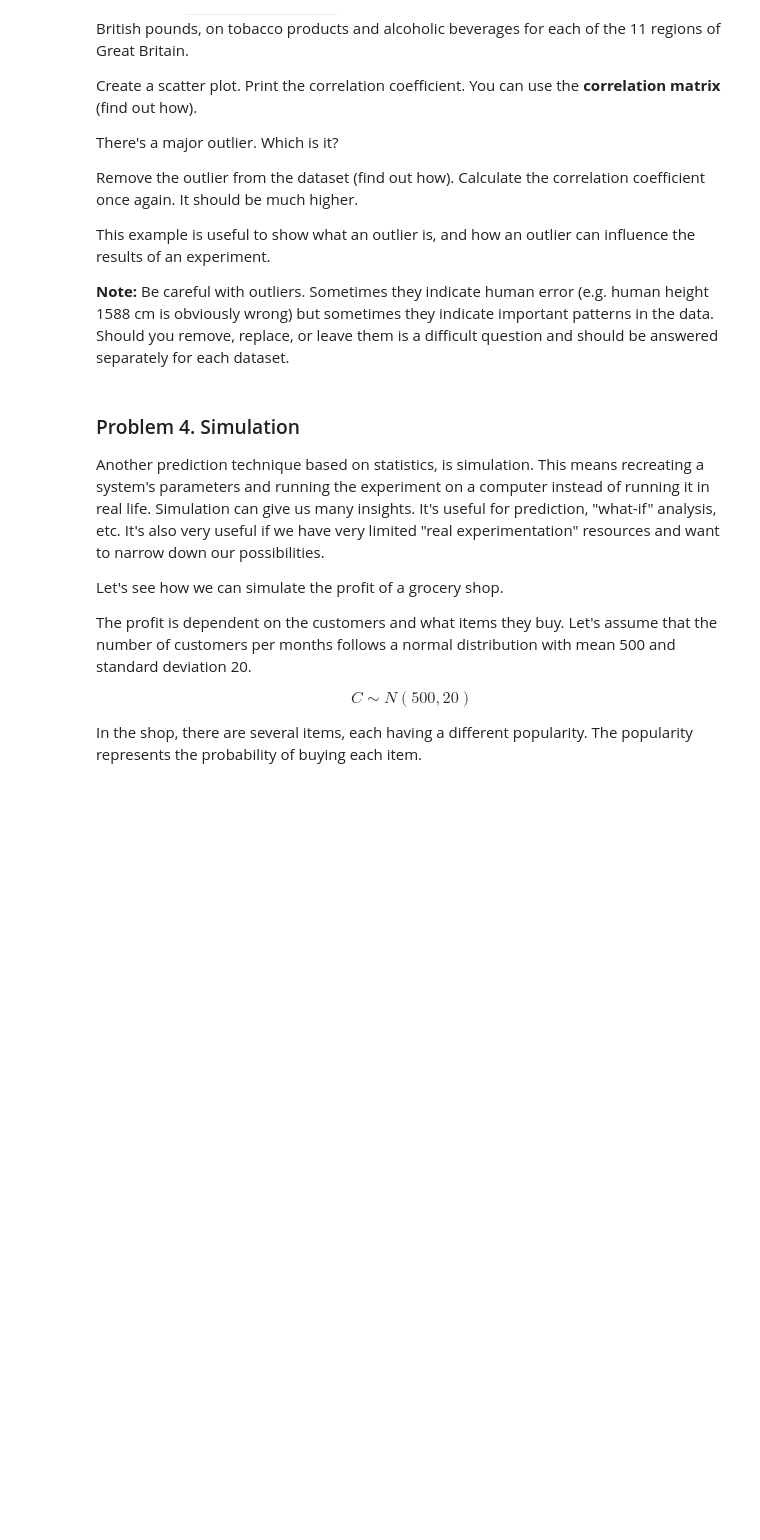
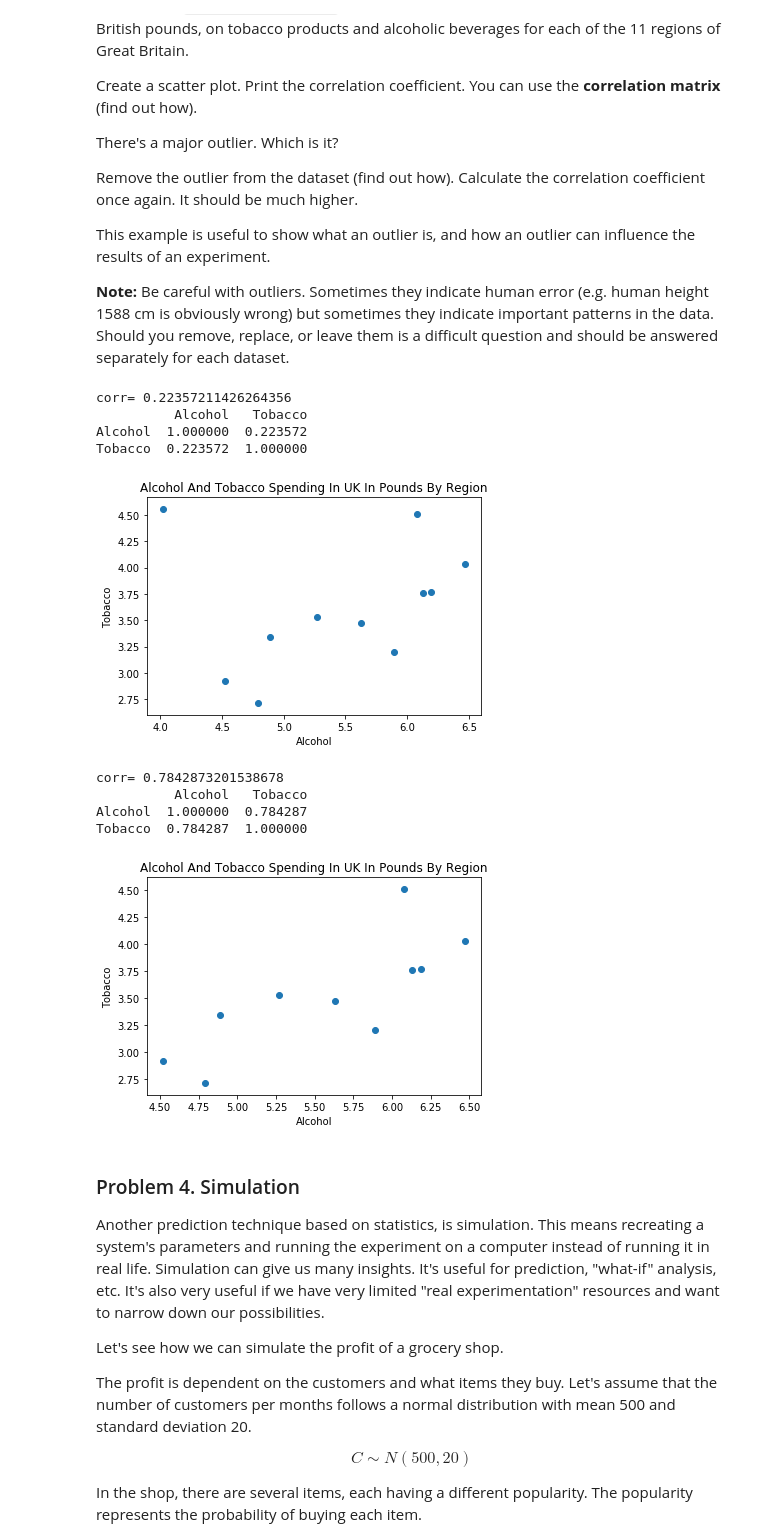
Before and after one commit to HristoRaykov/ArtIntelligence-04.2019, a Jupyter notebook: MathConcepts/06.Statistics/12. Statistics-Exercise/Statistics Exercise.ipynb, the cells around one changed output. Cells and saved outputs as stored; diff of their text form; code cells hidden in the pictures; blank space fills up the shorter version.

```diff
--- a/MathConcepts/06.Statistics/12. Statistics-Exercise/Statistics Exercise.ipynb
+++ b/MathConcepts/06.Statistics/12. Statistics-Exercise/Statistics Exercise.ipynb
@@ -123,3 +158,34 @@ This example is useful to show what an outlier is, and how an outlier can influe
+# %%
+def plot_alcohol_tobacco(alcohol,tobacco):
+    plt.xlabel("Alcohol")
+    plt.ylabel("Tobacco")
+    plt.title("Alcohol And Tobacco Spending In UK In Pounds By Region")
+    plt.scatter(alcohol,tobacco)
+    plt.show()
+# %%
+alcohol_tabacco = pd.read_csv("alcohol_tobacco.dat", sep="\t")
+
+print("corr= {0}".format(alcohol_tabacco["Alcohol"].corr(alcohol_tabacco["Tobacco"])))
+print(alcohol_tabacco.corr())
+plot_alcohol_tobacco(alcohol_tabacco["Alcohol"],alcohol_tabacco["Tobacco"])
+
+outlier = alcohol_tabacco[(alcohol_tabacco["Alcohol"]<4.6) & (alcohol_tabacco["Tobacco"]>4.5)]
+alcohol_tabacco_filtered = alcohol_tabacco[~((alcohol_tabacco["Alcohol"]<4.6) & (alcohol_tabacco["Tobacco"]>4.5))]
+
+print("corr= {0}".format(alcohol_tabacco_filtered["Alcohol"].corr(alcohol_tabacco_filtered["Tobacco"])))
+print(alcohol_tabacco_filtered.corr())
+plot_alcohol_tobacco(alcohol_tabacco_filtered["Alcohol"],alcohol_tabacco_filtered["Tobacco"])
+# %% [output]
+corr= 0.22357211426264356
+          Alcohol   Tobacco
+Alcohol  1.000000  0.223572
+Tobacco  0.223572  1.000000
+[figure, added]
+corr= 0.7842873201538678
+          Alcohol   Tobacco
+Alcohol  1.000000  0.784287
+Tobacco  0.784287  1.000000
+[figure, added]
 # %% [markdown]
 ### Problem 4. Simulation
 Another prediction technique based on statistics, is simulation. This means recreating a system's parameters and running the experiment on a computer instead of running it in real life. Simulation can give us many insights. It's useful for prediction, "what-if" analysis, etc. It's also very useful if we have very limited "real experimentation" resources and want to narrow down our possibilities.
```
Also changed, not shown: parts of 7 cells of this notebook.
